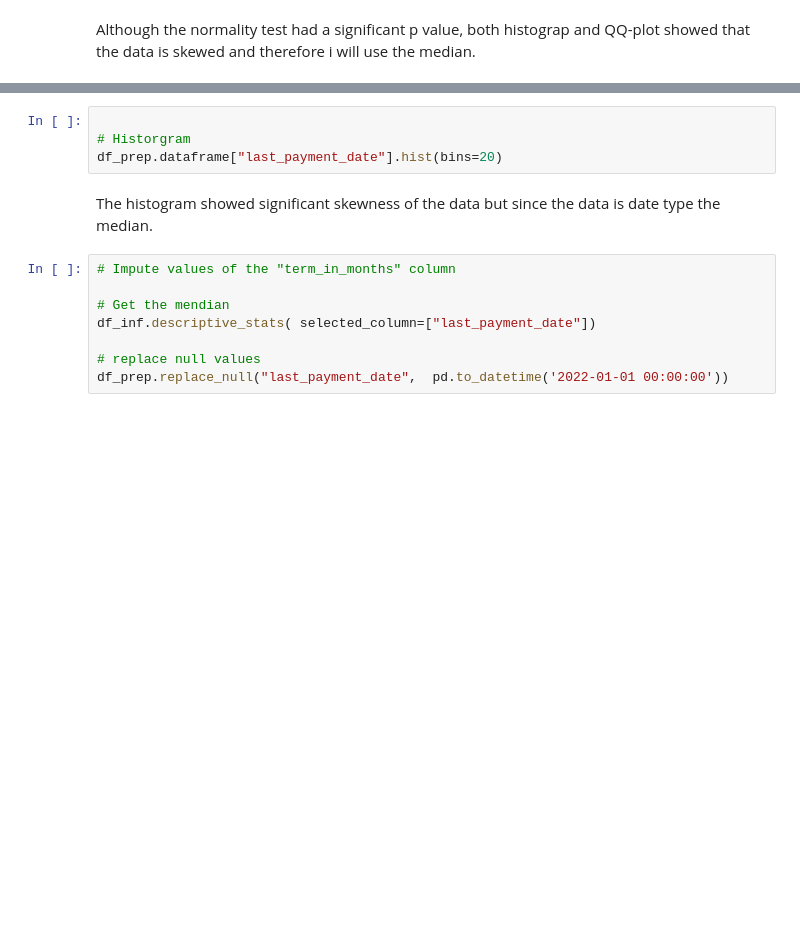
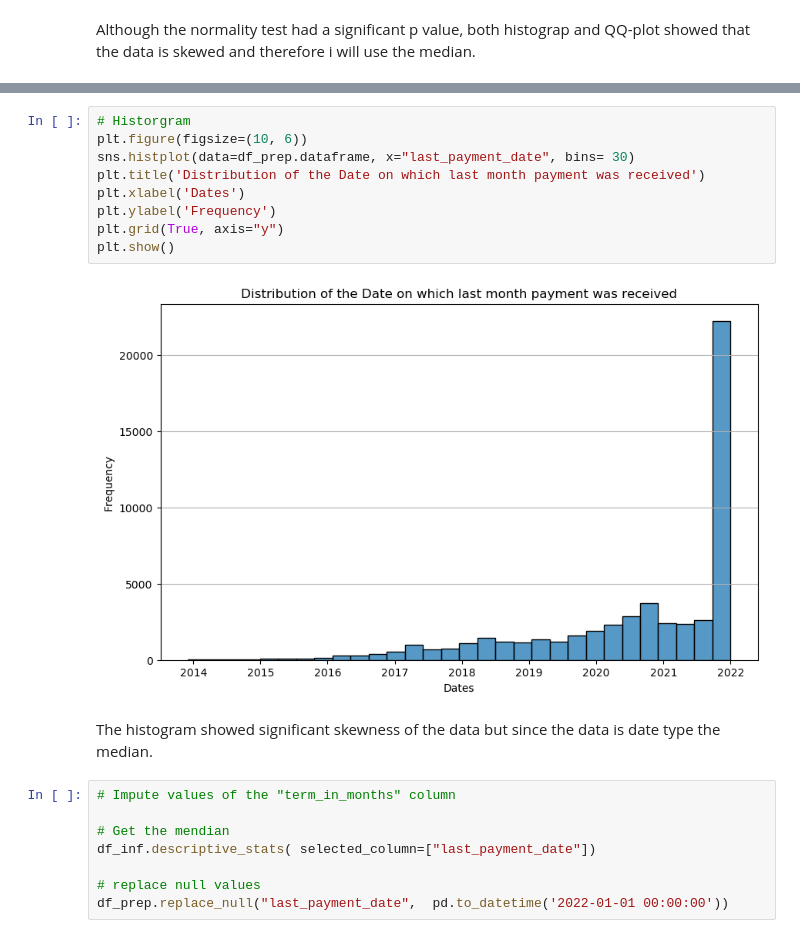
Before and after one commit to ChristianDaza/EDA_finance, a Jupyter notebook: SRC/EDA.ipynb, the cells around one changed output, grey strips where cells are left out. Cells and saved outputs as stored; diff of their text form; blank space fills up the shorter version.

```diff
--- a/SRC/EDA.ipynb
+++ b/SRC/EDA.ipynb
@@ -235,7 +307,14 @@ df_prep.replace_null("int_rate", 13.16)
-# %%
-
-# Historgram
-df_prep.dataframe["last_payment_date"].hist(bins=20)
+# %%
+# Historgram
+plt.figure(figsize=(10, 6))
+sns.histplot(data=df_prep.dataframe, x="last_payment_date", bins= 30)
+plt.title('Distribution of the Date on which last month payment was received')
+plt.xlabel('Dates')
+plt.ylabel('Frequency')
+plt.grid(True, axis="y")
+plt.show()
+# %% [output]
+[figure, added]
 # %% [markdown]
 The histogram showed significant skewness of the data but since the data is date type the median.
 # %%
```
Also changed, not shown: parts of 27 cells of this notebook, 1 other file.
